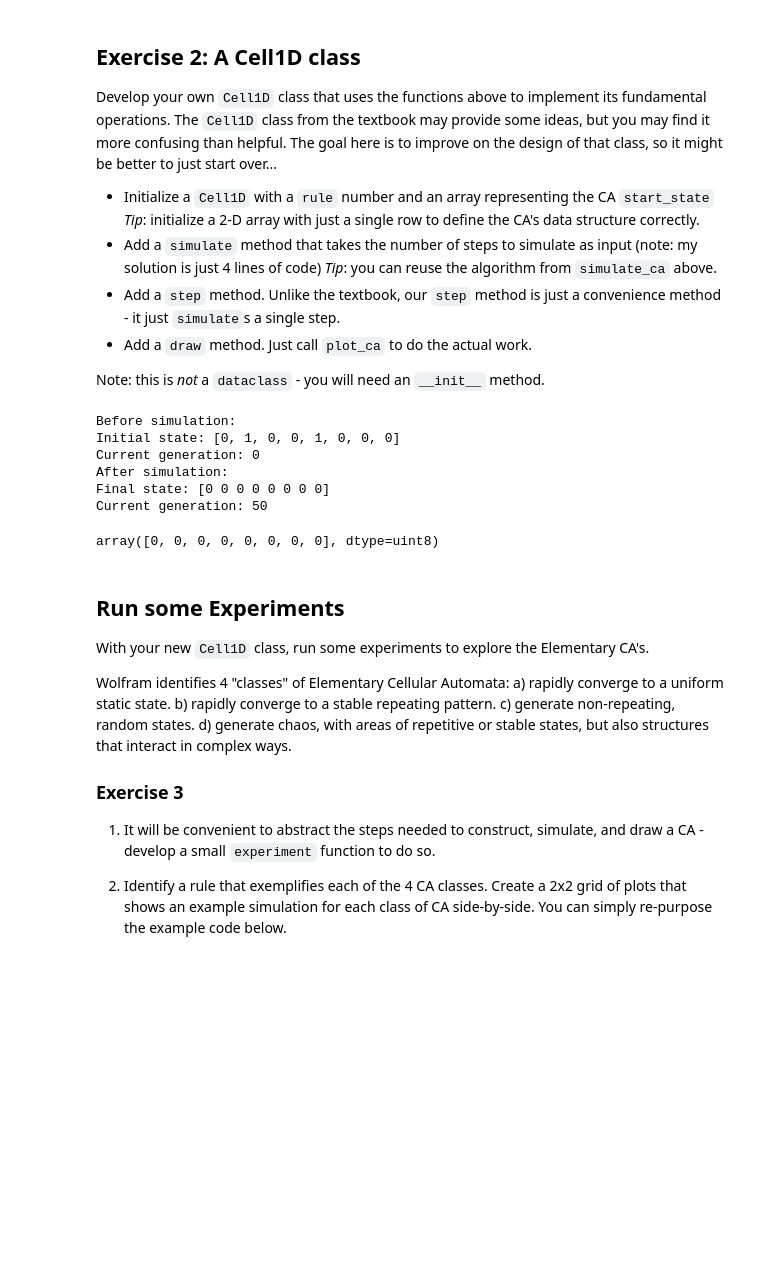
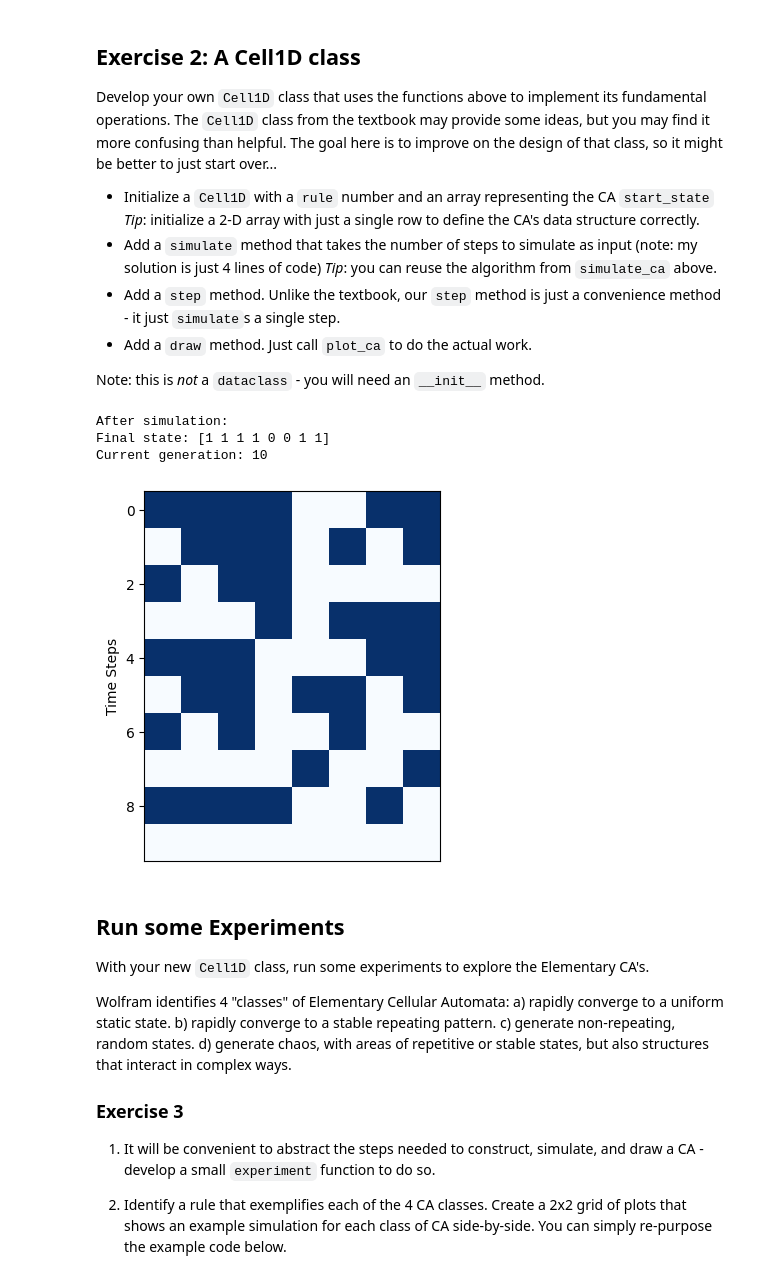
Before and after one commit to arashdeep3/cap-comp215, a Jupyter notebook: labs/lab05-CA-1D.ipynb, the cells around one changed output. Cells and saved outputs as stored; diff of their text form; code cells hidden in the pictures; blank space fills up the shorter version.

```diff
--- a/labs/lab05-CA-1D.ipynb
+++ b/labs/lab05-CA-1D.ipynb
@@ -158,49 +158,43 @@ class Cell1D:
         self.current_generation = 0
 
     def simulate(self, n_steps):
-        print("Before simulation:")
-        print("Initial state:", self.state)
-        print("Current generation:", self.current_generation)
-
         self.state = simulate_ca(len(list(self.state)), n_steps, self.rule)[1:]
         self.current_generation += n_steps
 
         print("After simulation:")
-        print("Final state:", self.state[-1])
+        print("Final state:", self.state[0])
         print("Current generation:", self.current_generation)
         return self.state[-1]
 
 
     def step(self):
       return self.simulate(1)
 
     def draw(self):
        plot_ca(self.state)
        plt.show()
 
     def _get_new_cell_state(self, left, center, right):
        # Convert the states to a binary string.
       state_str = str(int(left)) + str(int(center)) + str(int(right))
 
       # Convert the binary string to an integer.
       state_int = int(state_str, 2)
       new_state = (self.rule >> state_int) & 1
 
       return new_state
 
-rule_number = 30
+rule_number = 195
 start_state = "01001000"
 ca = Cell1D(rule_number, start_state)
-ca.simulate(50)
-# ca.draw()
+# ca.step()
+ca.simulate(10)
+ca.draw()
 # %% [output]
-Before simulation:
-Initial state: [0, 1, 0, 0, 1, 0, 0, 0]
-Current generation: 0
 After simulation:
-Final state: [0 0 0 0 0 0 0 0]
-Current generation: 50
+Final state: [1 1 1 1 0 0 1 1]
+Current generation: 10
-array([0, 0, 0, 0, 0, 0, 0, 0], dtype=uint8)
+[figure, added]
 # %% [markdown]
 ## Run some Experiments
 With your new `Cell1D` class, run some experiments to explore the Elementary CA's.
```
Also changed, not shown: parts of 2 cells of this notebook.
